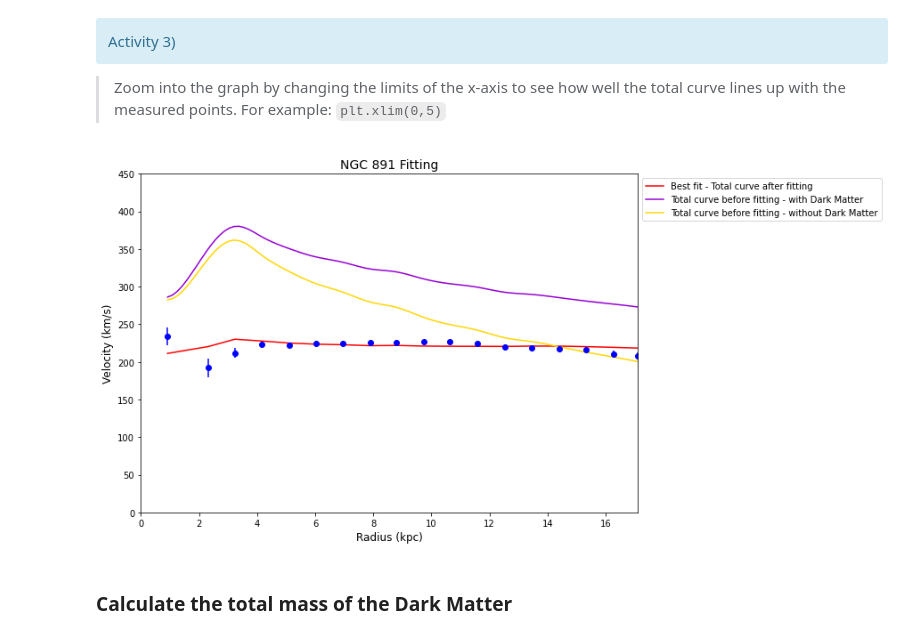
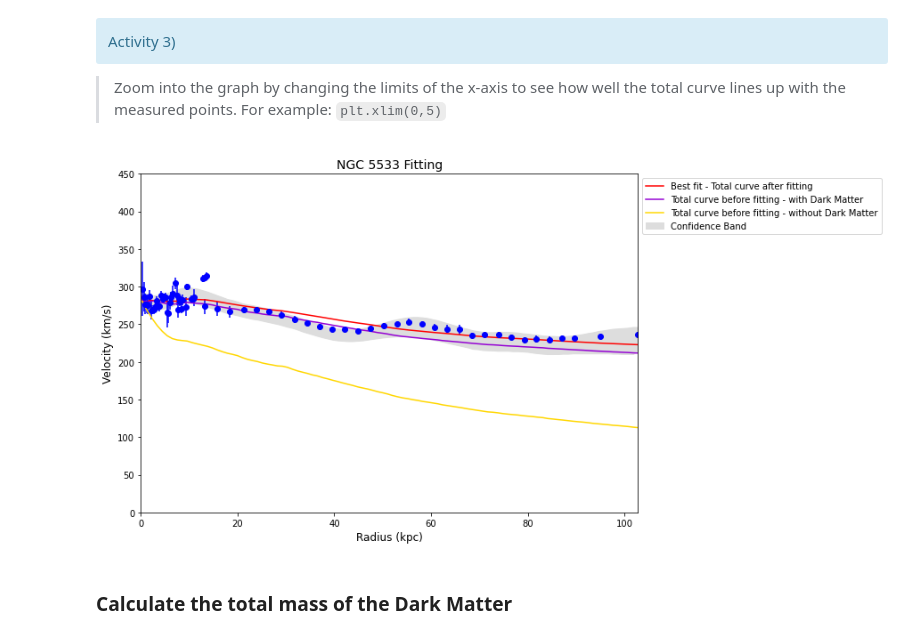
Before and after one commit to villano-lab/galactic-spin-W1, a Jupyter notebook: binder/08_Interactive_Fitting.ipynb, the cells around one changed output. Cells and saved outputs as stored; diff of their text form; code cells hidden in the pictures.

Commit message:
[JB] added confidence band to NGC 5533 fitting calculation and plot

```diff
--- a/binder/08_Interactive_Fitting.ipynb
+++ b/binder/08_Interactive_Fitting.ipynb
@@ -25,7 +25,7 @@ For this next activity, select one of four galaxies, import the pre-calculated r
 # %% [markdown]
 ![A poster. The header reads, "CHOOSE: WHICH GALAXY". Below are four boxes, each contianing a galaxy name, an image of said galaxy, and some stats about the galaxy. The options are: NGC 5005, AKA Caldwell 29, Distance: 45 MLY, Size: 55,000 LY, Constellation: Canes Venatici; NGC 5533, An Unbarred Spiral Galaxy, Distance: 177 MLY, Size: 50,000 LY, Constellation: Bootes; NGC 7814, A Bulge-Dominant Galaxy, Distance: 40 MLY, Size: 80,000 LY, Constellation: Pegasus; and NGC 891, A Disk-Dominant Galaxy, Distance: 27.3 MLY, Size: 120,000 LY, Constellation: Andromeda.](images/chooseWhichGalaxy.jpg)
 # %%
-galaxy = lg.NGC891          # Options: lg.NGC5005 , lg.NGC5533 , lg.NGC7814 , lg.NGC0891
+galaxy = lg.NGC5533         # Options: lg.NGC5005 , lg.NGC5533 , lg.NGC7814 , lg.NGC0891
 # %% [markdown]
 ### Import data and curves
 # %%
@@ -52,6 +52,12 @@ bulge_v = galaxy['bulge']['spline']
 disk_v = galaxy['disk']['spline']
 # Gas
 gas_v = galaxy['gas']['spline']
+
+# For Galaxy NGC 5533, we can import a "confidence band" data which increases the fitting confidence
+if galaxy['galaxyname'] == 'NGC 5533':
+    greyb_bottom = galaxy['n_band_btm']
+    greyb_top = galaxy['n_band_top']
+    conf_band = galaxy['n_v_bandwidth']
 # %% [markdown]
 ### Calculate the rotational velocity of the Dark Matter halo component
 # %% [markdown]
@@ -69,7 +75,10 @@ def halo_v(r,rho0,rc):
 ### Define functions and values
 # %%
 # Express weight
-weighdata = 1/m_v_errors
+if galaxy['galaxyname'] == 'NGC 5533':    # For Galaxy NGC 5533, we can import a "confidence band" data which increases the fitting confidence
+    weighdata = 1/np.sqrt((m_v_errors**2) + (conf_band**2))
+else:
+    weighdata = 1/m_v_errors
 
 # Define function for total velocity with prefactors (scaling parameters)
 def total_v_pref(r,massbh,bulge_pref,disk_pref,gas_pref,rho0,rc):
@@ -103,12 +112,8 @@ f_mod = lm.Model(total_v_pref)               # using the equation with Dark Matt
 #f_mod = lm.Model(total_v_pref_noDM)         # using the equation without Dark Matter for the fitting
 f_params = f_mod.make_params()               # define parameters
 
-# Dark Matter halo
-f_params.add('rc',         vary=True,  value=rc,     min=0.1)         # core radius (kpc)
-f_params.add('rho0',       vary=True,  value=rho0,   min=0)           # central halo density (solar mass/kpc^3)
-
 # Black Hole
-f_params.add('massbh',     vary=True,  value=massbh, min=0.1*massbh)  # mass of central black hole
+f_params.add('massbh',     vary=True,  value=massbh, min=1.0e8)#0.1*massbh)  # mass of central black hole
 
 # Bulge
 f_params.add('bulge_pref', vary=True,  value=1,      min=0,max=100)   # bulge prefactor
@@ -117,7 +122,11 @@ f_params.add('bulge_pref', vary=True,  value=1,      min=0,max=100)   # bulge pr
 f_params.add('disk_pref',  vary=True,  value=1,      min=0,max=100)   # disk prefactor
 
 # Gas
-f_params.add('gas_pref',   vary=False, value=1,      min=.8,max=1.2)  # gas prefactor
+f_params.add('gas_pref',   vary=False, value=1)                       # gas prefactor
+
+# Dark Matter halo
+f_params.add('rho0',       vary=True,  value=rho0,   min=0)           # central halo density (solar mass/kpc^3)
+f_params.add('rc',         vary=True,  value=rc,     min=0.1)         # core radius (kpc)
 # %% [markdown]
 ### Do the fitting
 # %% [markdown]
@@ -176,20 +192,25 @@ r = np.linspace(r_lowerlim,r_upperlim,100)         # starting from zero results
 # %%
 plt.figure(figsize=(10.0,7.0))                                     # size of the plot
 plt.title('{} Fitting'.format(galaxy['galaxyname']), fontsize=14)  # giving the plot a title
 plt.xlabel('Radius (kpc)', fontsize=12)                            # labeling the x-axis
 plt.ylabel('Velocity (km/s)', fontsize=12)                         # labeling the y-axis
 plt.xlim(0,r_upperlim)                                             # limits of the x-axis
 plt.ylim(0,450)                                                    # limits of the y-axis
 plt.errorbar(m_radii,m_velocities,yerr=m_v_errors,fmt='bo')        # plot measured data points
 plt.plot(m_radii,bestf, color='r', label='Best fit - Total curve after fitting')    # plot the best fit to the data points
 plt.plot(r,total_v_pref(r,massbh=massbh,bulge_pref=1,disk_pref=1,gas_pref=1,rho0=rho0,rc=rc), \
          color='darkviolet', label='Total curve before fitting - with Dark Matter')
 plt.plot(r,total_v_pref_noDM(r,massbh=massbh,bulge_pref=1,disk_pref=1,gas_pref=1), \
          color='gold', label='Total curve before fitting - without Dark Matter')
+
+# Galaxy NGC 5533 has a confidence band that we can plot and calculate for a better fitting value
+if galaxy['galaxyname'] == 'NGC 5533':
+    plt.fill_between(r,greyb_bottom(r),greyb_top(r),color='#dddddd',label="Confidence Band")
+
 plt.legend(bbox_to_anchor=(1,1), loc="upper left")
 plt.show()
 # %% [output]
-[figure, old version]
+[figure, new version]
 # %% [markdown]
 ### Calculate the total mass of the Dark Matter
 # %% [markdown]
```
Also changed, not shown: parts of 2 cells of this notebook, 1 other file.
